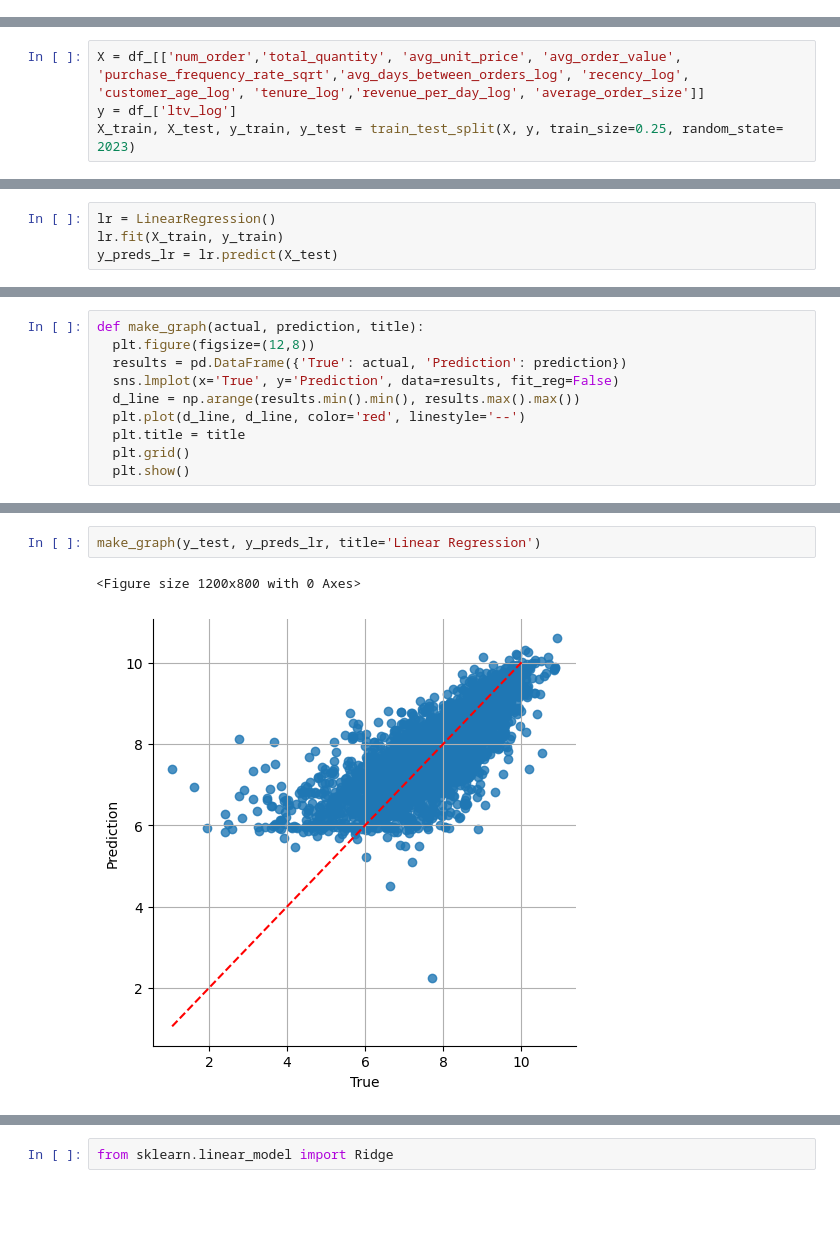
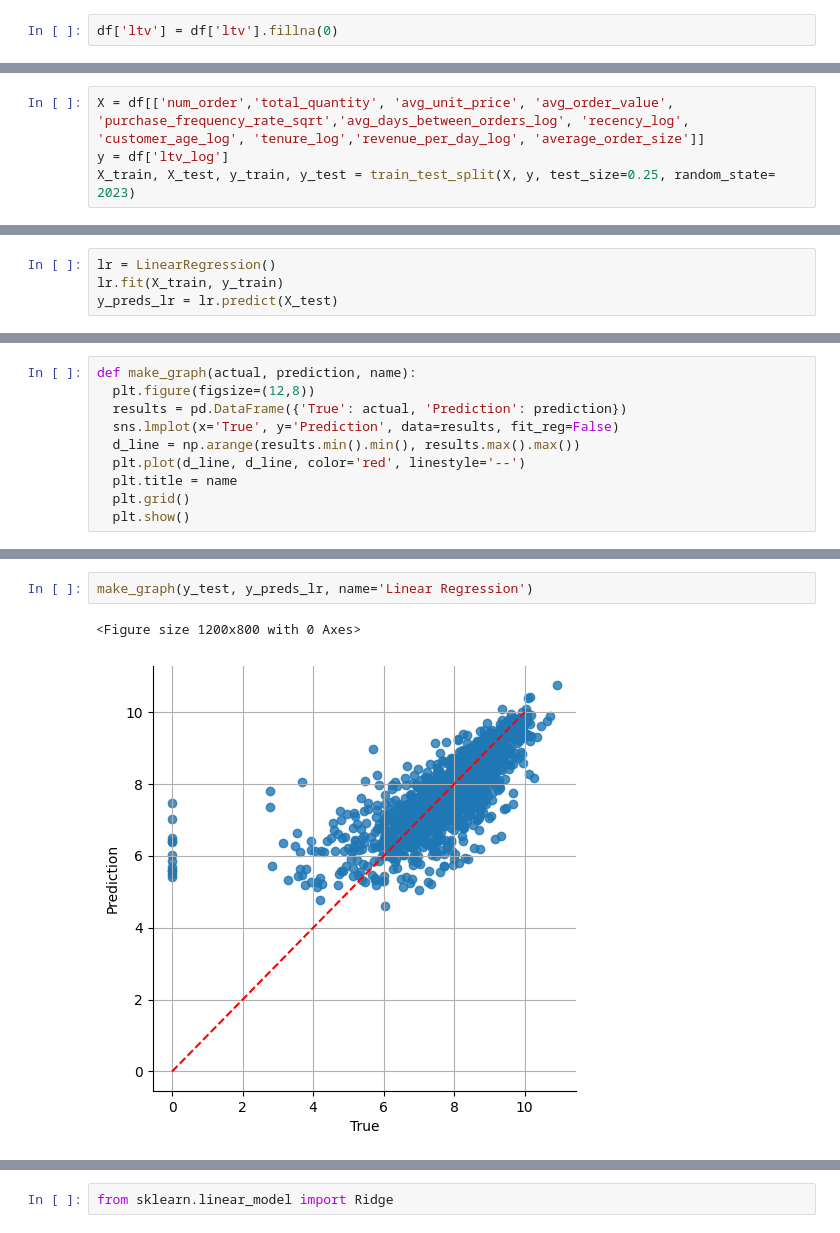
Before and after one commit to arlinrus/vkr, a Jupyter notebook: diplom.ipynb, the cells around one changed output, grey strips where cells are left out. Saved outputs shown, nothing was run; the diff lists cells and outputs as text; blank space fills up the shorter version.

```diff
--- a/diplom.ipynb
+++ b/diplom.ipynb
@@ -475,5 +475,7 @@ df_future['ltv'] = df_future['ltv'].fillna(0)
 df = df_past.merge(df_future,on='user_id', how='left')
 # %% [markdown]
 # EDA analysis
+# %%
+df['ltv'] = df['ltv'].fillna(0)
 # %%
 df['ltv_log'] = np.log1p(df['ltv'])
@@ -623,7 +641,7 @@ df_ = df.dropna(subset=['ltv_log']).copy()
 # %%
-X = df_[['num_order','total_quantity', 'avg_unit_price', 'avg_order_value', 'purchase_frequency_rate_sqrt','avg_days_between_orders_log', 'recency_log', 'customer_age_log', 'tenure_log','revenue_per_day_log', 'average_order_size']]
-y = df_['ltv_log']
-X_train, X_test, y_train, y_test = train_test_split(X, y, train_size=0.25, random_state= 2023)
+X = df[['num_order','total_quantity', 'avg_unit_price', 'avg_order_value', 'purchase_frequency_rate_sqrt','avg_days_between_orders_log', 'recency_log', 'customer_age_log', 'tenure_log','revenue_per_day_log', 'average_order_size']]
+y = df['ltv_log']
+X_train, X_test, y_train, y_test = train_test_split(X, y, test_size=0.25, random_state= 2023)
 # %%
 print(f"X_train: {X_train.shape}, y_train: {y_train.shape}")
 print(f"X_test: {X_test.shape}, y_test: {y_test.shape}")
@@ -668,11 +686,11 @@ RMSE for Linear regression: 0.835524109993136
 # %%
-def make_graph(actual, prediction, title):
+def make_graph(actual, prediction, name):
   plt.figure(figsize=(12,8))
   results = pd.DataFrame({'True': actual, 'Prediction': prediction})
   sns.lmplot(x='True', y='Prediction', data=results, fit_reg=False)
   d_line = np.arange(results.min().min(), results.max().max())
   plt.plot(d_line, d_line, color='red', linestyle='--')
-  plt.title = title
+  plt.title = name
   plt.grid()
   plt.show()
 # %%
@@ -683,8 +701,8 @@ make_graph(y_test, y_pred_dummy, title='dummy')
 # %%
-make_graph(y_test, y_preds_lr, title='Linear Regression')
+make_graph(y_test, y_preds_lr, name='Linear Regression')
 # %% [output]
 <Figure size 1200x800 with 0 Axes>
-[figure, old version]
+[figure, new version]
 # %%
 print(f'MAE for Dummy Regressor: {mean_absolute_error(y_test, y_pred_dummy)}')
 print(f'MAE for Linear regression: {mean_absolute_error(y_test, y_preds_lr)}')
```
Also changed, not shown: parts of 25 cells of this notebook.
